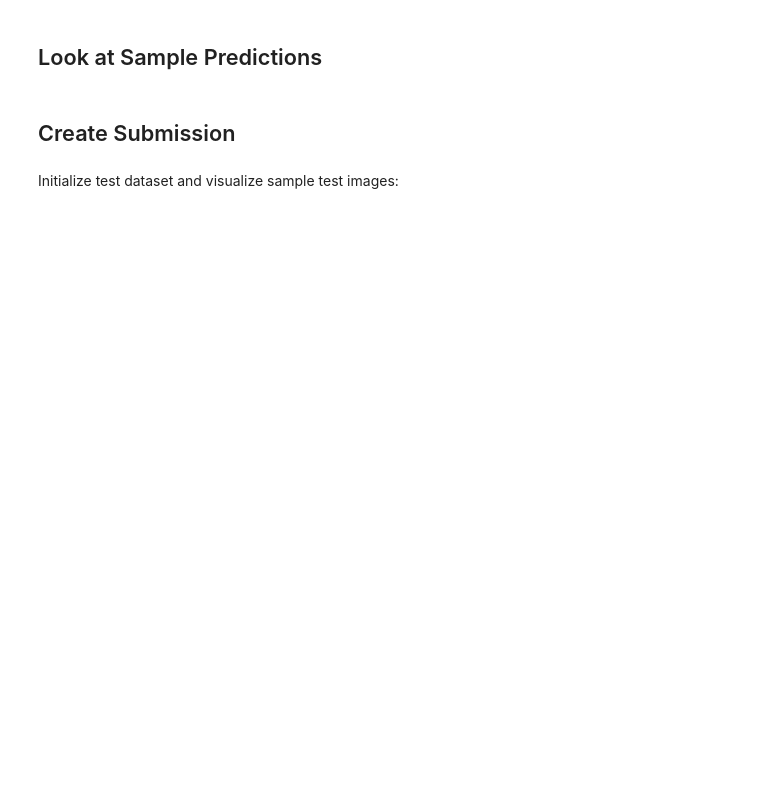
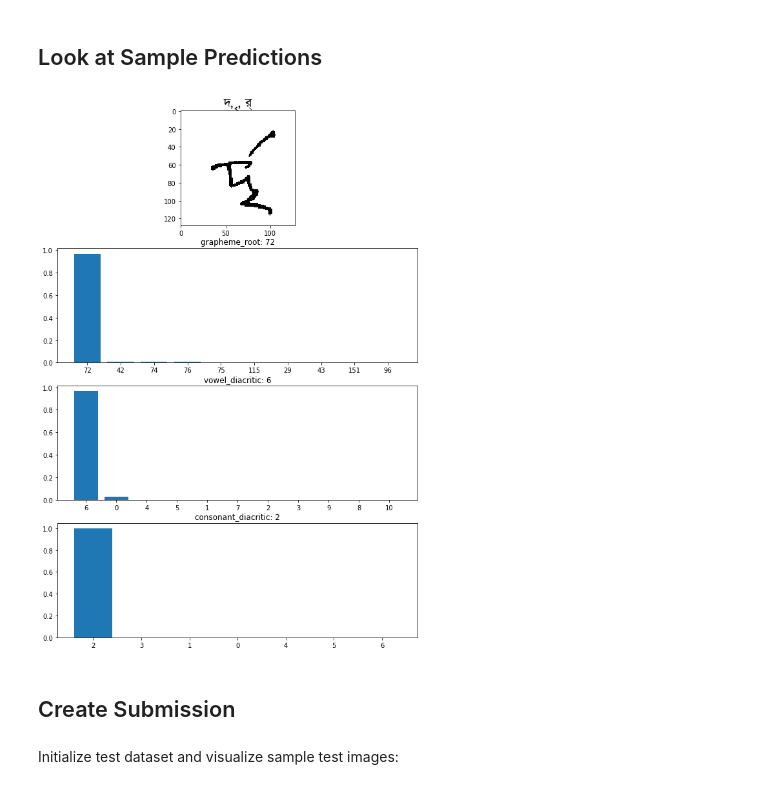
Before and after one commit to Lexie88rus/Bengali_AI_Competition, a Jupyter notebook: Bengali.AI Baseline SqueezeNet.ipynb, the cells around one changed output. Saved outputs shown, nothing was run; the diff lists cells and outputs as text; code cells hidden in the pictures; blank space fills up the shorter version.

```diff
--- a/Bengali.AI Baseline SqueezeNet.ipynb
+++ b/Bengali.AI Baseline SqueezeNet.ipynb
@@ -278,8 +280,8 @@ model = BengaliModel(backbone_model)
 The hyperparameters:
 # %%
 test_split = 0.2
-batch_size = 64
-epochs = 15
+batch_size = 128
+epochs = 10
 learning_rate = 0.001
 num_workers = 0
 # %% [markdown]
@@ -366,6 +368,10 @@ for epoch in range(epochs):
 
     time_elapsed = time.time() - since
 
+    filename = 'squeezenet_v2_'+ str(epoch+1) + '.pth'
+    checkpoint = {'state_dict': model.state_dict()}
+    torch.save(checkpoint, filename)
+
     test_loss = 0
     test_accuracy = 0
     model.eval()
@@ -443,7 +482,7 @@ for img, labels in testloader:
     # visualize the inputs
     fig, axs = plt.subplots(4, 1, figsize=(10,15))
     for i in range(0, img.shape[0]):
-        axs[0].imshow(TF.to_pil_image(img[i].reshape(SIZE, SIZE)), cmap='gray')
+        axs[0].imshow(TF.to_pil_image(img[i][0].reshape(SIZE, SIZE)), cmap='gray')
 
         prop = FontProperties()
         prop.set_file('./kalpurush.ttf')
@@ -472,33 +511,35 @@ for img, labels in testloader:
         axs[1].set_title('grapheme_root: {}'.format(labels[0][i]))
 
         # analyze vowel prediction
         ps_vowel = F.softmax(vowel_diacritic[i])
         top11_p, top11_class = ps_vowel.topk(11, dim=0)
 
         top11_p = top11_p.detach().numpy()
         top11_class = top11_class.detach().numpy()
 
         axs[2].bar(range(len(top11_p)), top11_p)
         axs[2].set_xticks(range(len(top11_p)))
         axs[2].set_xticklabels(top11_class)
         axs[2].set_title('vowel_diacritic: {}'.format(labels[1][i]))
 
         # analyze consonant prediction
         ps_cons = F.softmax(consonant_diacritic[i])
         top7_p, top7_class = ps_cons.topk(7, dim=0)
 
         top7_p = top7_p.detach().numpy()
         top7_class = top7_class.detach().numpy()
 
         axs[3].bar(range(len(top7_p)), top7_p)
         axs[3].set_xticks(range(len(top7_p)))
         axs[3].set_xticklabels(top7_class)
         axs[3].set_title('consonant_diacritic: {}'.format(labels[2][i]))
 
         plt.show()
         break;
 
     break;
+# %% [output]
+[figure, added]
 # %% [markdown]
 ## Create Submission
 # %% [markdown]
```
Also changed, not shown: parts of 11 cells of this notebook, 1 other file.
